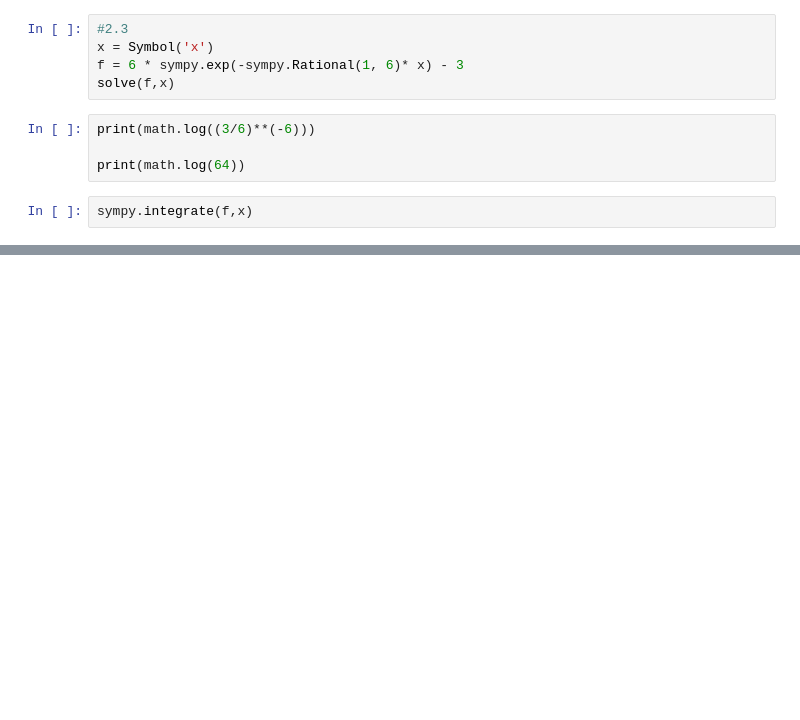
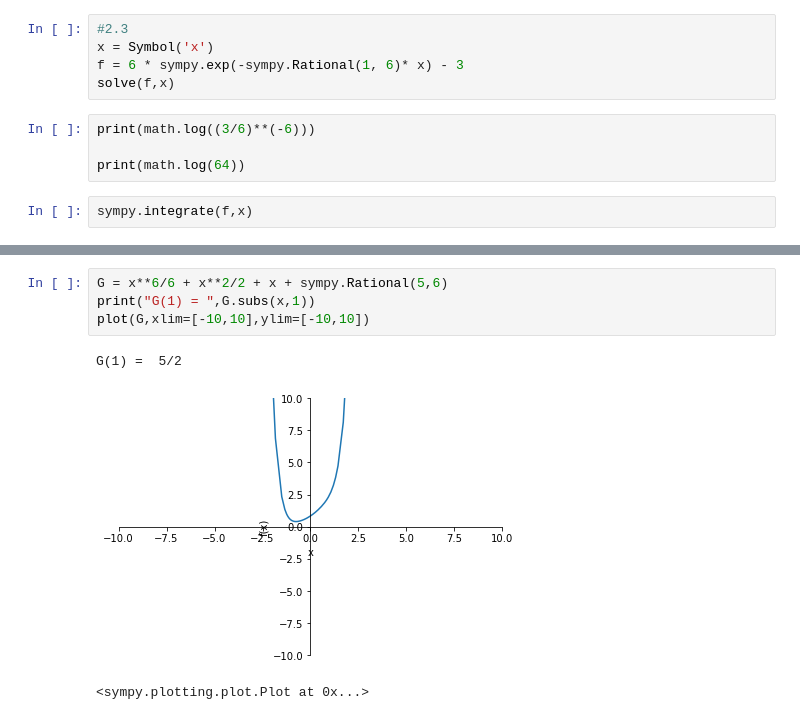
Before and after one commit to DerThorsten/litesaber, a Jupyter notebook: content/math/2019.ipynb, the cells around one changed output, grey strips where cells are left out. Drawn from its saved outputs; the diff is of its cells as text; blank space fills up the shorter version.

```diff
--- a/content/math/2019.ipynb
+++ b/content/math/2019.ipynb
@@ -75,0 +164,8 @@ sympy.integrate(f,x)
+# %%
+G = x**6/6 + x**2/2 + x + sympy.Rational(5,6)
+print("G(1) = ",G.subs(x,1))
+plot(G,xlim=[-10,10],ylim=[-10,10])
+# %% [output]
+G(1) =  5/2
+[figure, added]
+<sympy.plotting.plot.Plot at 0x...>
```
Also changed, not shown: parts of 13 cells of this notebook.
